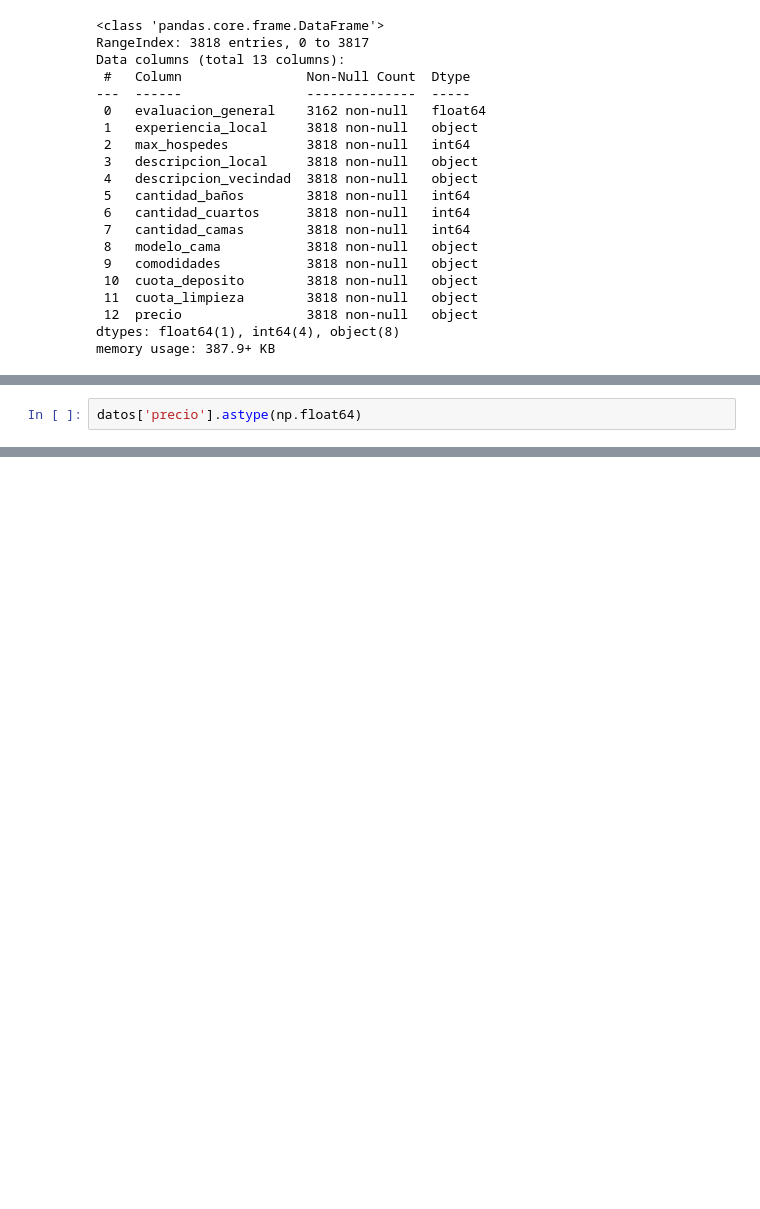
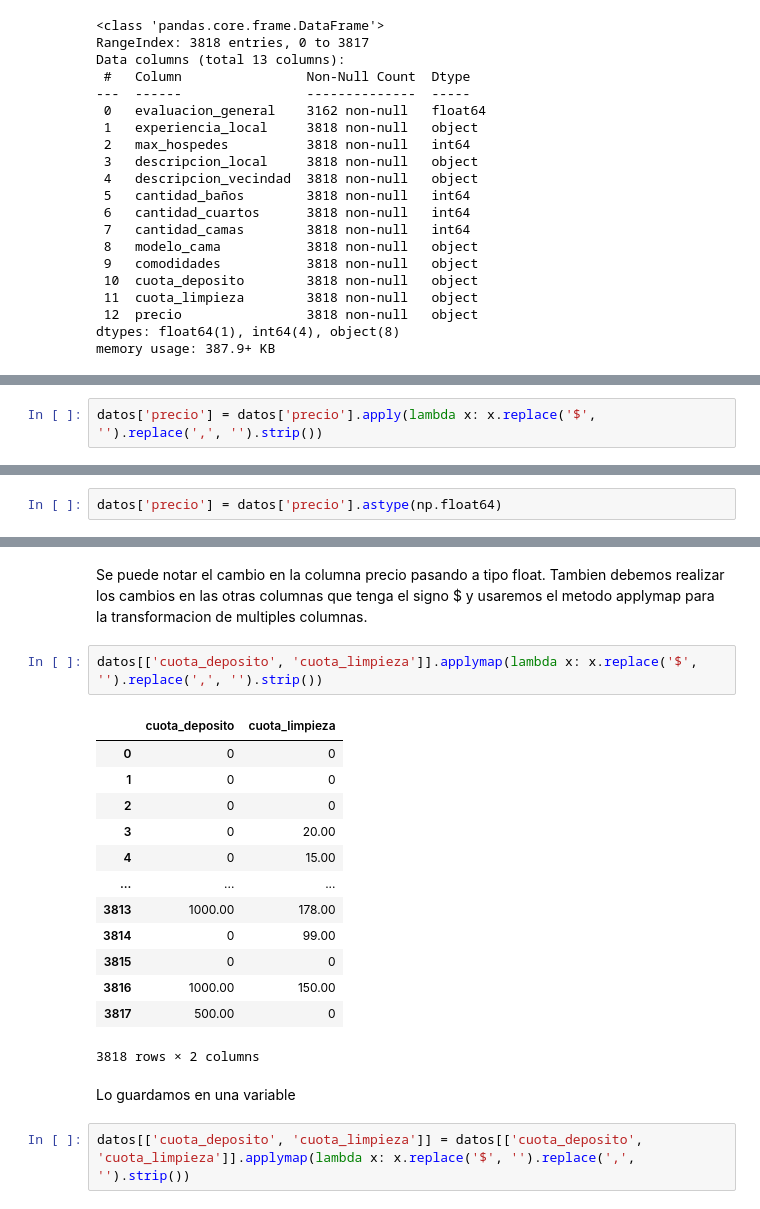
Before and after one commit to Eliecer91/Eliecer91.github.io, a Jupyter notebook: Pandas_Tratamiento_Manipulacion_Datos.ipynb, the cells around one changed output, grey strips where cells are left out. Saved outputs shown, nothing was run; the diff lists cells and outputs as text; blank space fills up the shorter version.

```diff
--- a/Pandas_Tratamiento_Manipulacion_Datos.ipynb
+++ b/Pandas_Tratamiento_Manipulacion_Datos.ipynb
@@ -220,0 +223,2 @@ memory usage: 387.9+ KB
+# %%
+datos['precio'] = datos['precio'].apply(lambda x: x.replace('$', '').replace(',', '').strip())
@@ -221,2 +227,2 @@ memory usage: 387.9+ KB
 # %%
-datos['precio'].astype(np.float64)
+datos['precio'] = datos['precio'].astype(np.float64)
@@ -224,0 +252,23 @@ ValueError: could not convert string to float: '$110.00'
+# %% [markdown]
+Se puede notar el cambio en la columna precio pasando a tipo float.
+Tambien debemos realizar los cambios en las otras columnas que tenga el signo $ y usaremos el metodo applymap para la transformacion de multiples columnas.
+# %%
+datos[['cuota_deposito', 'cuota_limpieza']].applymap(lambda x: x.replace('$', '').replace(',', '').strip())
+# %% [output]
+|  | cuota_deposito | cuota_limpieza |
+| 0 | 0 | 0 |
+| 1 | 0 | 0 |
+| 2 | 0 | 0 |
+| 3 | 0 | 20.00 |
+| 4 | 0 | 15.00 |
+| ... | ... | ... |
+| 3813 | 1000.00 | 178.00 |
+| 3814 | 0 | 99.00 |
+| 3815 | 0 | 0 |
+| 3816 | 1000.00 | 150.00 |
+| 3817 | 500.00 | 0 |
+3818 rows × 2 columns
+# %% [markdown]
+Lo guardamos en una variable
+# %%
+datos[['cuota_deposito', 'cuota_limpieza']] = datos[['cuota_deposito', 'cuota_limpieza']].applymap(lambda x: x.replace('$', '').replace(',', '').strip())
```
Also changed, not shown: parts of 6 cells of this notebook.
